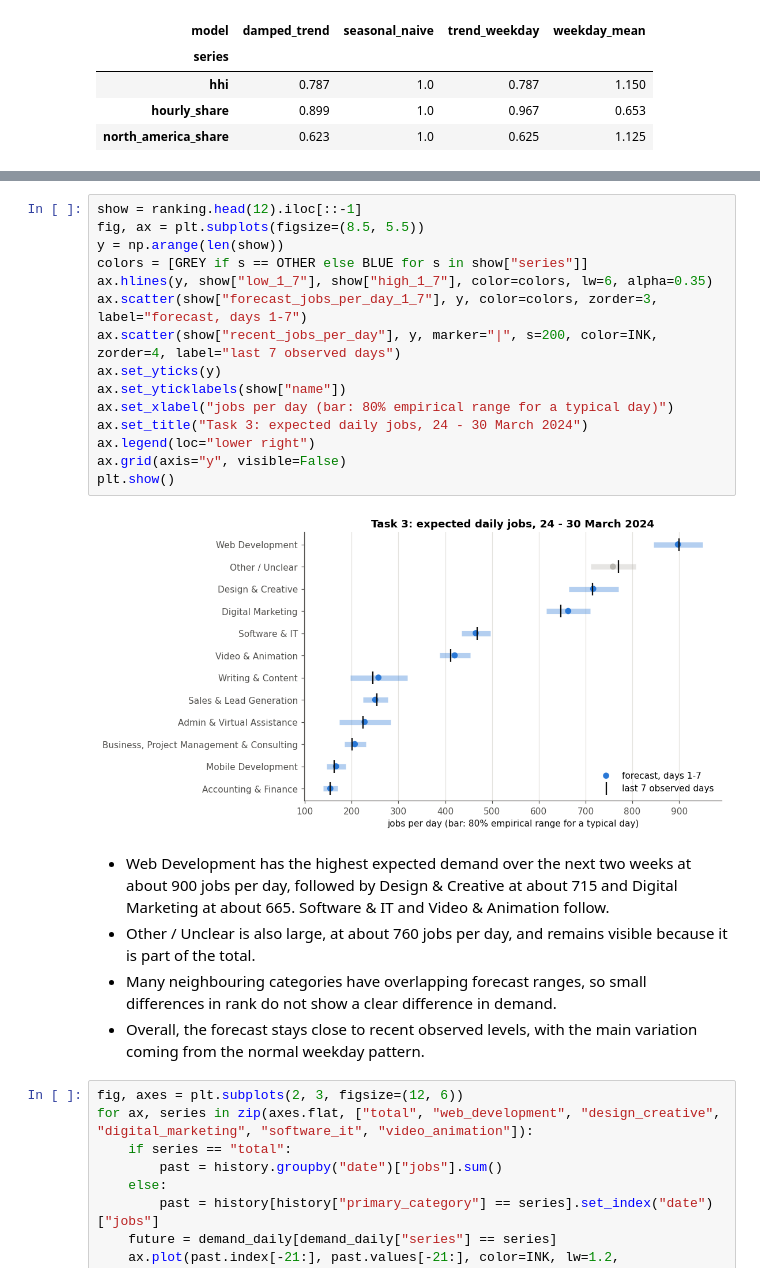
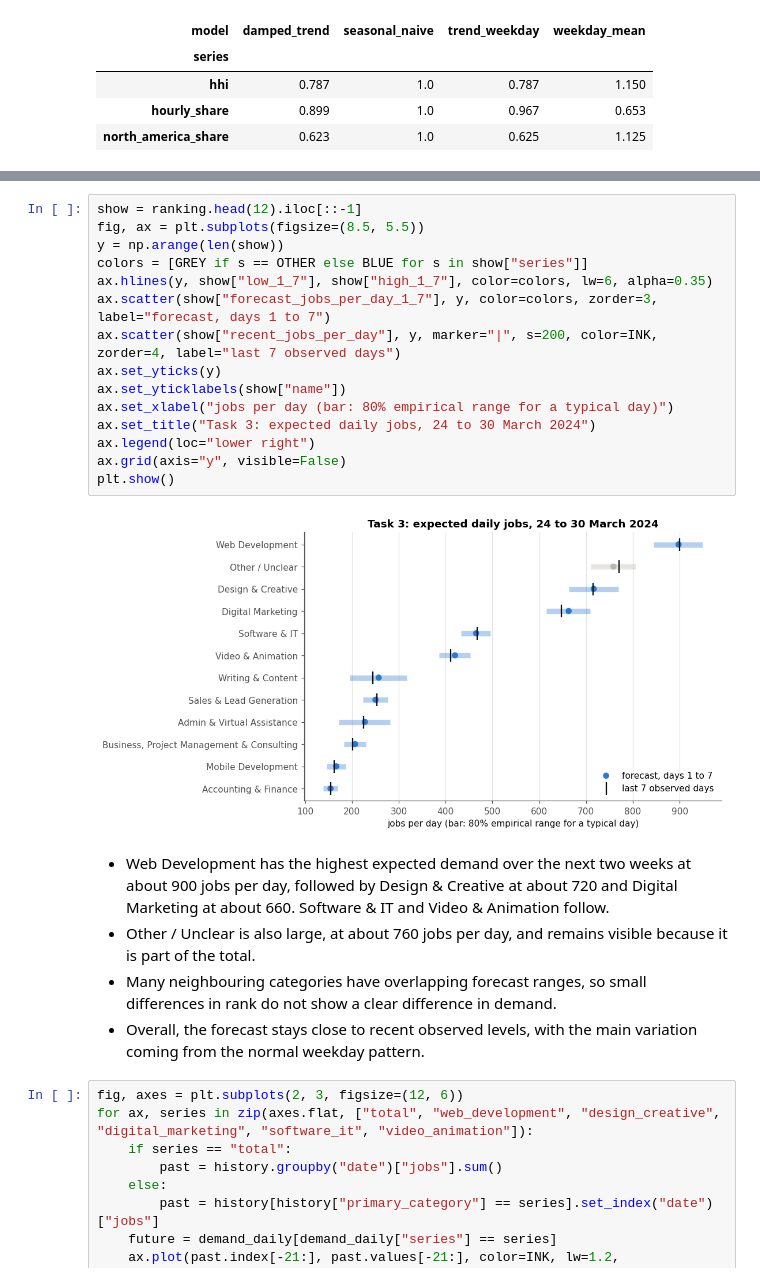
Before and after one commit to manishanagda1997-debug/Project_8_NHIS, a Jupyter notebook: notebooks/06_forecasts.ipynb, the cells around one changed output, grey strips where cells are left out. Drawn from its saved outputs; the diff is of its cells as text.

```diff
--- a/notebooks/06_forecasts.ipynb
+++ b/notebooks/06_forecasts.ipynb
@@ -238,22 +292,22 @@ ranking[["rank_1_7", "name", "recent_jobs_per_day", "forecast_jobs_per_day_1_7",
 # %%
 show = ranking.head(12).iloc[::-1]
 fig, ax = plt.subplots(figsize=(8.5, 5.5))
 y = np.arange(len(show))
 colors = [GREY if s == OTHER else BLUE for s in show["series"]]
 ax.hlines(y, show["low_1_7"], show["high_1_7"], color=colors, lw=6, alpha=0.35)
-ax.scatter(show["forecast_jobs_per_day_1_7"], y, color=colors, zorder=3, label="forecast, days 1-7")
+ax.scatter(show["forecast_jobs_per_day_1_7"], y, color=colors, zorder=3, label="forecast, days 1 to 7")
 ax.scatter(show["recent_jobs_per_day"], y, marker="|", s=200, color=INK, zorder=4, label="last 7 observed days")
 ax.set_yticks(y)
 ax.set_yticklabels(show["name"])
 ax.set_xlabel("jobs per day (bar: 80% empirical range for a typical day)")
-ax.set_title("Task 3: expected daily jobs, 24 - 30 March 2024")
+ax.set_title("Task 3: expected daily jobs, 24 to 30 March 2024")
 ax.legend(loc="lower right")
 ax.grid(axis="y", visible=False)
 plt.show()
 # %% [output]
-[figure, old version]
+[figure, new version]
 # %% [markdown]
-- Web Development has the highest expected demand over the next two weeks at about 900 jobs per day, followed by Design & Creative at about 715 and Digital Marketing at about 665. Software & IT and Video & Animation follow.
+- Web Development has the highest expected demand over the next two weeks at about 900 jobs per day, followed by Design & Creative at about 720 and Digital Marketing at about 660. Software & IT and Video & Animation follow.
 - Other / Unclear is also large, at about 760 jobs per day, and remains visible because it is part of the total.
 - Many neighbouring categories have overlapping forecast ranges, so small differences in rank do not show a clear difference in demand.
 - Overall, the forecast stays close to recent observed levels, with the main variation coming from the normal weekday pattern.
```
Also changed, not shown: parts of 18 cells of this notebook, 8 other files.
